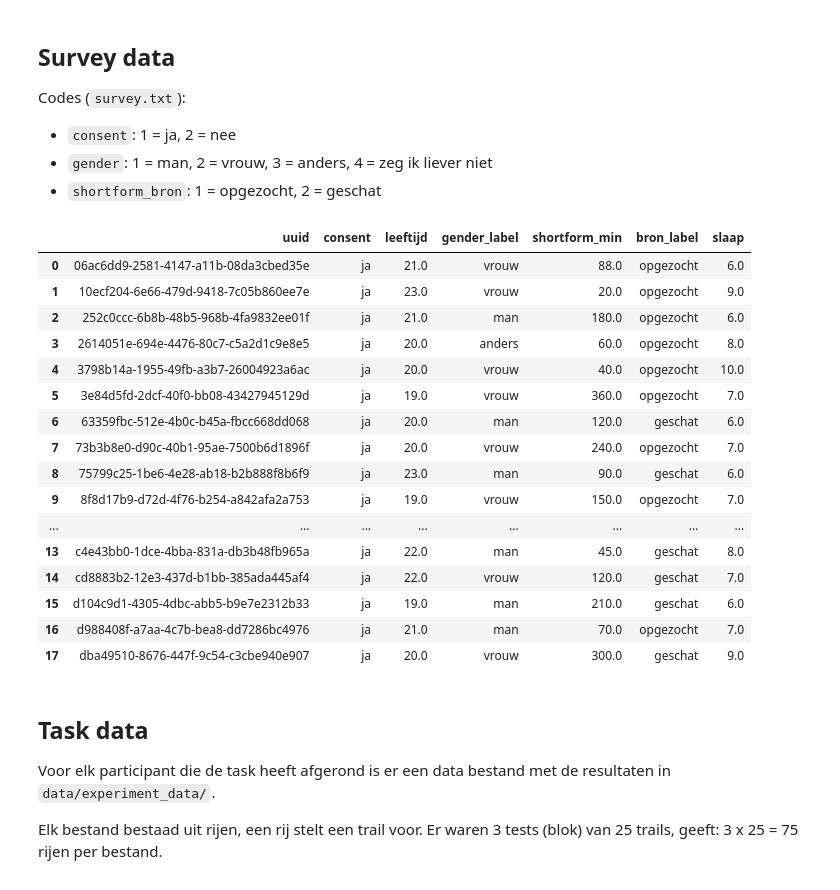
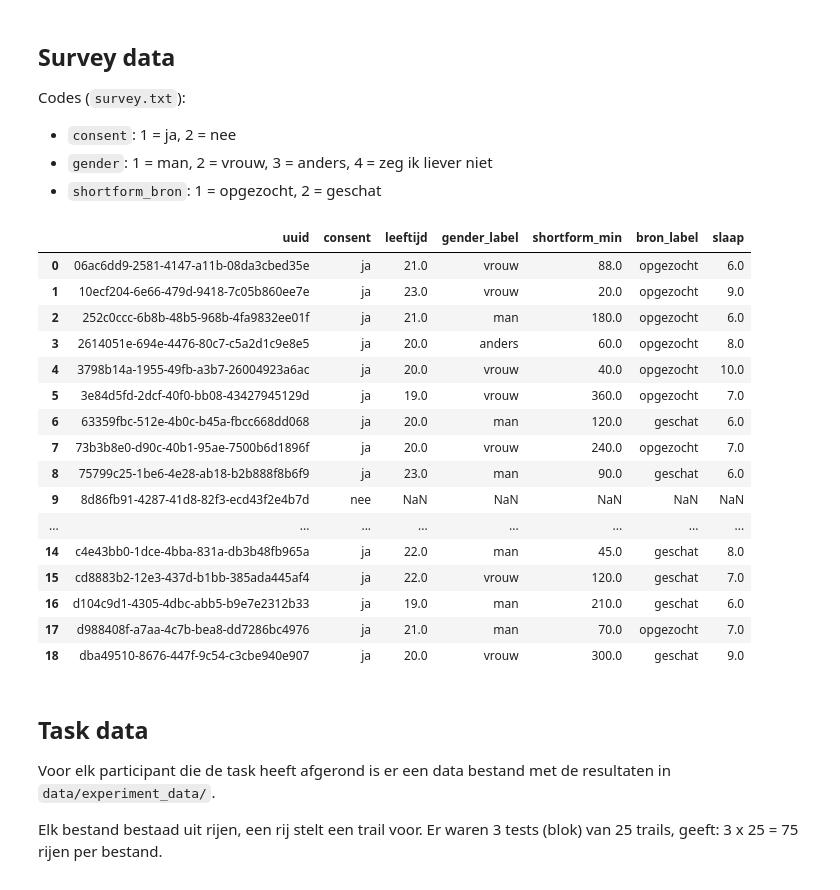
Before and after one commit to Sandj04/cp-analyse, a Jupyter notebook: notebook.ipynb, the cells around one changed output. Drawn from its saved outputs; the diff is of its cells as text; code cells hidden in the pictures.

```diff
--- a/notebook.ipynb
+++ b/notebook.ipynb
@@ -59,37 +67,33 @@ Codes (`survey.txt`):
 # %%
 # read data from csv
 survey = pd.read_csv("./data/data.csv")
 
 # convert and drop colums
 survey["uuid"] = survey["participant"].str.split(".").str[1]
 survey["consent"] = survey["consent"].map({1: "ja", 2: "nee"})
 survey["gender_label"] = survey["gender"].map({1: "man", 2: "vrouw", 3: "anders", 4: "zeg ik liever niet"})
 survey["bron_label"] = survey["shortform_bron"].map({1: "opgezocht", 2: "geschat"})
 survey = survey[["uuid", "consent", "leeftijd", "gender_label", "shortform_min", "bron_label", "slaap"]]
 
-# remove entries with no consent
-survey = survey[survey['consent'] == 'ja']
-survey = survey.reset_index(drop=True)
-
 display(survey)
 # %% [output]
 |  | uuid | consent | leeftijd | gender_label | shortform_min | bron_label | slaap |
 | 0 | 06ac6dd9-2581-4147-a11b-08da3cbed35e | ja | 21.0 | vrouw | 88.0 | opgezocht | 6.0 |
 | 1 | 10ecf204-6e66-479d-9418-7c05b860ee7e | ja | 23.0 | vrouw | 20.0 | opgezocht | 9.0 |
 | 2 | 252c0ccc-6b8b-48b5-968b-4fa9832ee01f | ja | 21.0 | man | 180.0 | opgezocht | 6.0 |
 | 3 | 2614051e-694e-4476-80c7-c5a2d1c9e8e5 | ja | 20.0 | anders | 60.0 | opgezocht | 8.0 |
 | 4 | 3798b14a-1955-49fb-a3b7-26004923a6ac | ja | 20.0 | vrouw | 40.0 | opgezocht | 10.0 |
 | 5 | 3e84d5fd-2dcf-40f0-bb08-43427945129d | ja | 19.0 | vrouw | 360.0 | opgezocht | 7.0 |
 | 6 | 63359fbc-512e-4b0c-b45a-fbcc668dd068 | ja | 20.0 | man | 120.0 | geschat | 6.0 |
 | 7 | 73b3b8e0-d90c-40b1-95ae-7500b6d1896f | ja | 20.0 | vrouw | 240.0 | opgezocht | 7.0 |
 | 8 | 75799c25-1be6-4e28-ab18-b2b888f8b6f9 | ja | 23.0 | man | 90.0 | geschat | 6.0 |
-| 9 | 8f8d17b9-d72d-4f76-b254-a842afa2a753 | ja | 19.0 | vrouw | 150.0 | opgezocht | 7.0 |
+| 9 | 8d86fb91-4287-41d8-82f3-ecd43f2e4b7d | nee | NaN | NaN | NaN | NaN | NaN |
 | ... | ... | ... | ... | ... | ... | ... | ... |
-| 13 | c4e43bb0-1dce-4bba-831a-db3b48fb965a | ja | 22.0 | man | 45.0 | geschat | 8.0 |
-| 14 | cd8883b2-12e3-437d-b1bb-385ada445af4 | ja | 22.0 | vrouw | 120.0 | geschat | 7.0 |
-| 15 | d104c9d1-4305-4dbc-abb5-b9e7e2312b33 | ja | 19.0 | man | 210.0 | geschat | 6.0 |
-| 16 | d988408f-a7aa-4c7b-bea8-dd7286bc4976 | ja | 21.0 | man | 70.0 | opgezocht | 7.0 |
-| 17 | dba49510-8676-447f-9c54-c3cbe940e907 | ja | 20.0 | vrouw | 300.0 | geschat | 9.0 |
+| 14 | c4e43bb0-1dce-4bba-831a-db3b48fb965a | ja | 22.0 | man | 45.0 | geschat | 8.0 |
+| 15 | cd8883b2-12e3-437d-b1bb-385ada445af4 | ja | 22.0 | vrouw | 120.0 | geschat | 7.0 |
+| 16 | d104c9d1-4305-4dbc-abb5-b9e7e2312b33 | ja | 19.0 | man | 210.0 | geschat | 6.0 |
+| 17 | d988408f-a7aa-4c7b-bea8-dd7286bc4976 | ja | 21.0 | man | 70.0 | opgezocht | 7.0 |
+| 18 | dba49510-8676-447f-9c54-c3cbe940e907 | ja | 20.0 | vrouw | 300.0 | geschat | 9.0 |
 # %% [markdown]
 ## Task data
 Voor elk participant die de task heeft afgerond is er een data bestand met de resultaten in `data/experiment_data/`.
```
Also changed, not shown: parts of 10 cells of this notebook.
